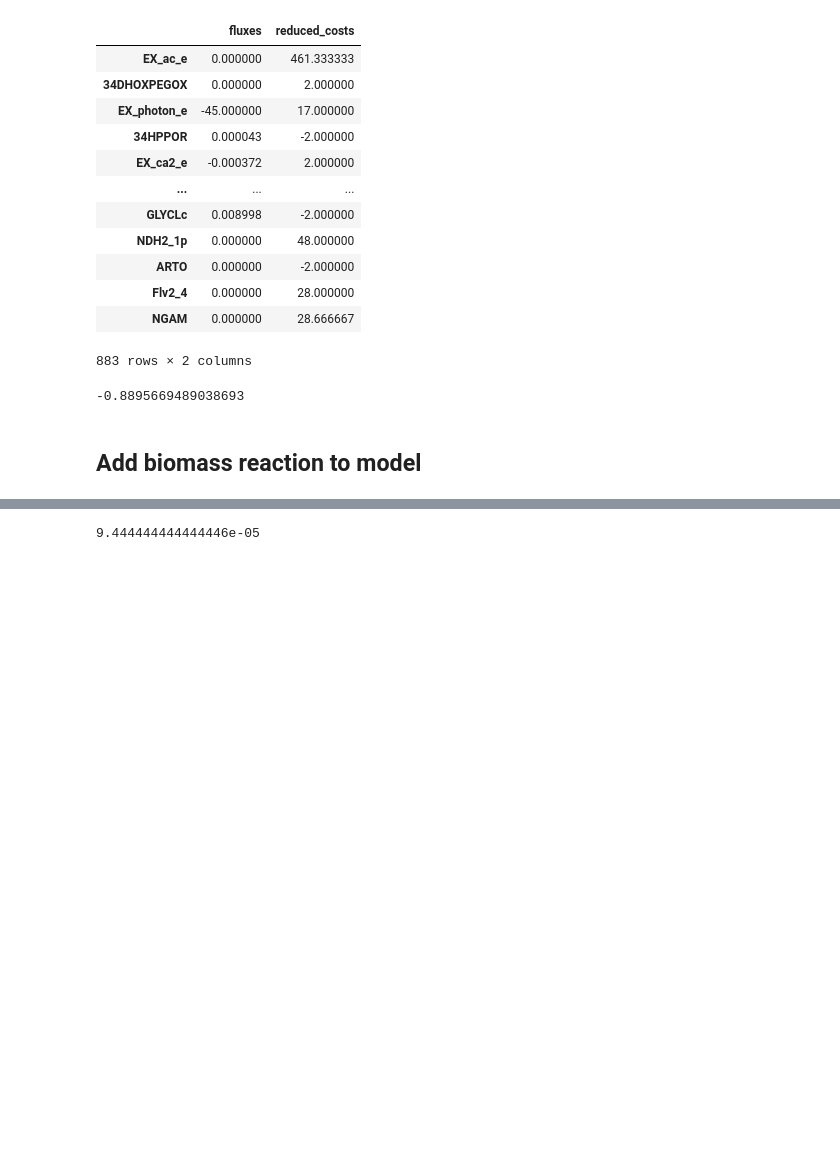
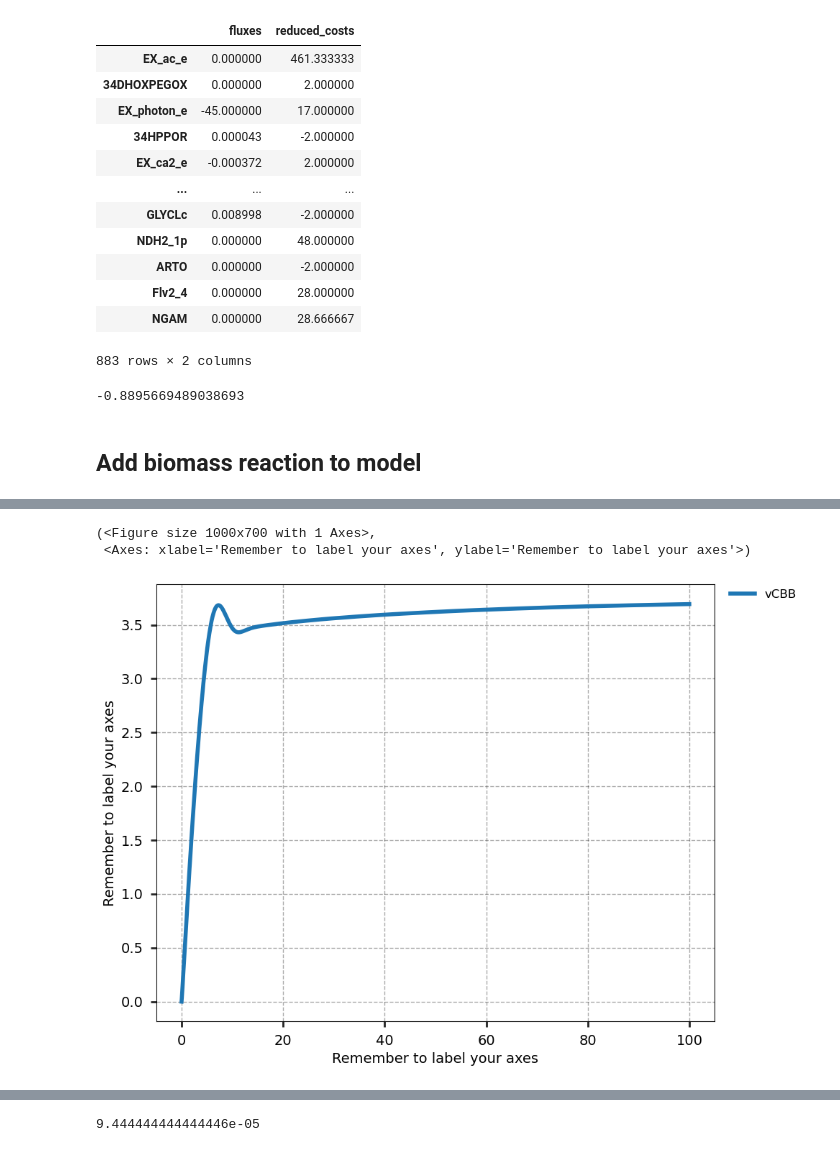
Before and after one commit to Computational-Biology-Aachen/synechocystis-photosynthesis-2024, a Jupyter notebook: Notebooks/get_biomass_function.ipynb, the cells around one changed output, grey strips where cells are left out. Saved outputs shown, nothing was run; the diff lists cells and outputs as text; code cells hidden in the pictures; blank space fills up the shorter version.

```diff
--- a/Notebooks/get_biomass_function.ipynb
+++ b/Notebooks/get_biomass_function.ipynb
@@ -488,3 +483,9 @@ Index(['vPSIIquench', 'vPS2', 'vSDH', 'vRespiration', 'vbd', 'vb6f', 'vaa',
+# %%
+s.plot_flux_selection("vCBB")
+# %% [output]
+(<Figure size 1000x700 with 1 Axes>,
+ <Axes: xlabel='Remember to label your axes', ylabel='Remember to label your axes'>)
+[figure, added]
 # %%
 s.get_fluxes_df().loc[:,"vBiomass"].iloc[-1]
 # %% [output]
```
Also changed, not shown: parts of 7 cells of this notebook.
